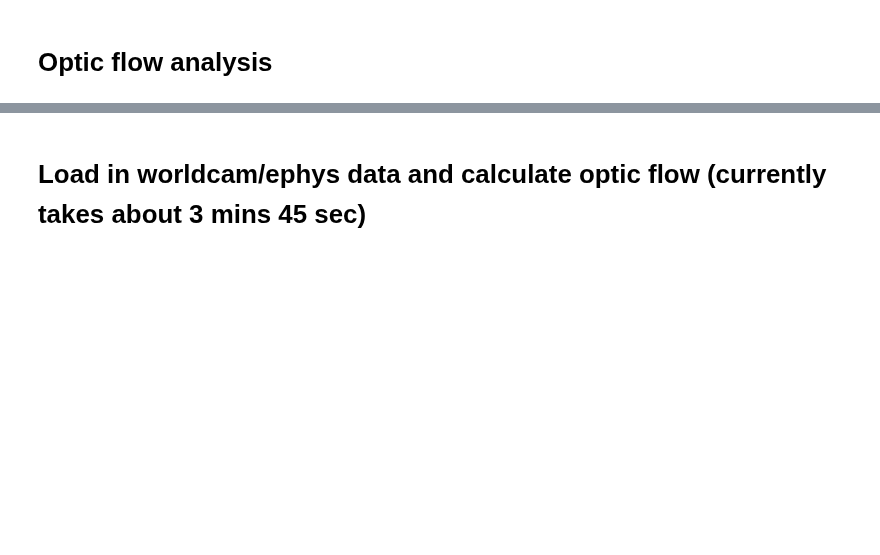
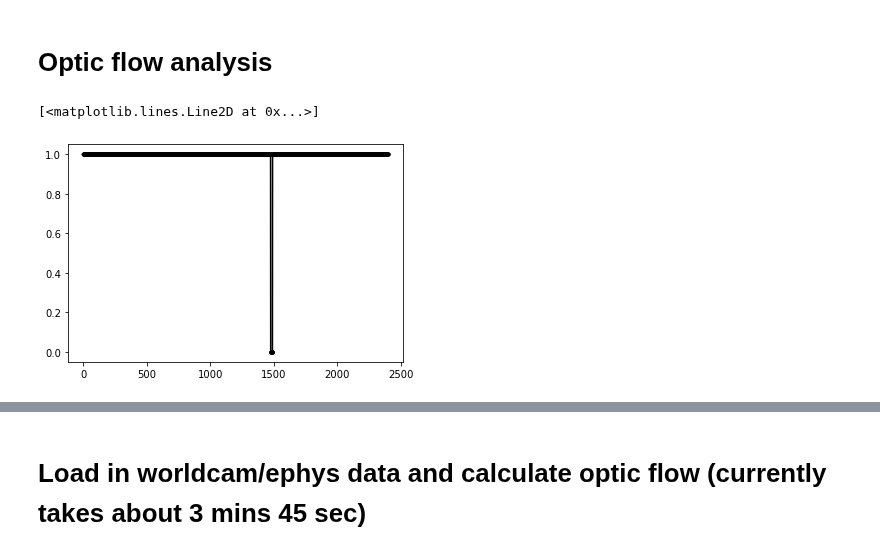
Before and after one commit to nielllab/FreelyMovingEphys, a Jupyter notebook: projects/ephys/phil_group_ephys_analysis.ipynb, the cells around one changed output, grey strips where cells are left out. Drawn from its saved outputs; the diff is of its cells as text; code cells hidden in the pictures; blank space fills up the shorter version.

Commit message:
analysis updates jumping/ephys
phil

```diff
--- a/projects/ephys/phil_group_ephys_analysis.ipynb
+++ b/projects/ephys/phil_group_ephys_analysis.ipynb
@@ -18,0 +19,19 @@ from tqdm import tqdm
+# %%
+model_data_file = r'\\goeppert\nlab-nas\freely_moving_ephys\ephys_recordings\070921\J553RT\fm1\070921_J553RT_ModelData_dt025_rawWorldCam_2ds.h5'
+data = ioh5.load(model_data_file)
+wc_data = data['model_vis_sm_shift']
+wc_data.shape
+
+nan_frames = np.where(np.isnan(wc_data[:,0,0]))[0]
+for fr in nan_frames:
+    wc_data[fr,:,:] = wc_data[fr-1,:,:]
+# %%
+st=20000 #start frame
+tot_frames = 1*60*40 # num frames needed for 10 min movie at 40 fps
+good_idxs = np.ones(len(data['model_active']),dtype=bool) # frames when mouse is active
+good_idxs[data['model_active']<.5] = False
+good_idxs.astype('int')
+plt.plot(good_idxs[st:st+tot_frames],'k.-')
+# %% [output]
+[<matplotlib.lines.Line2D at 0x...>]
+[figure, added]
```
Also changed, not shown: parts of 21 cells of this notebook, 4 other files.
